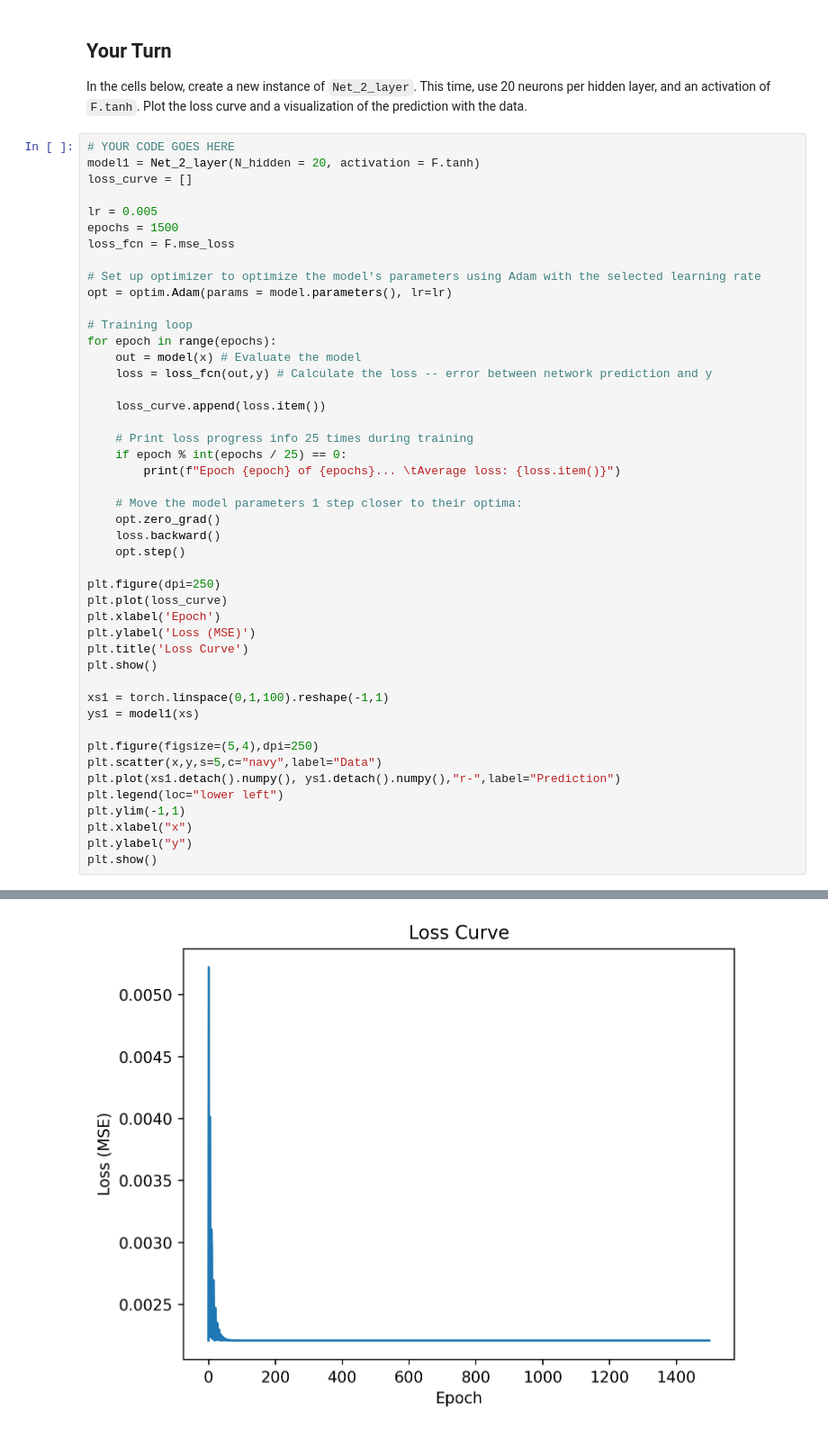
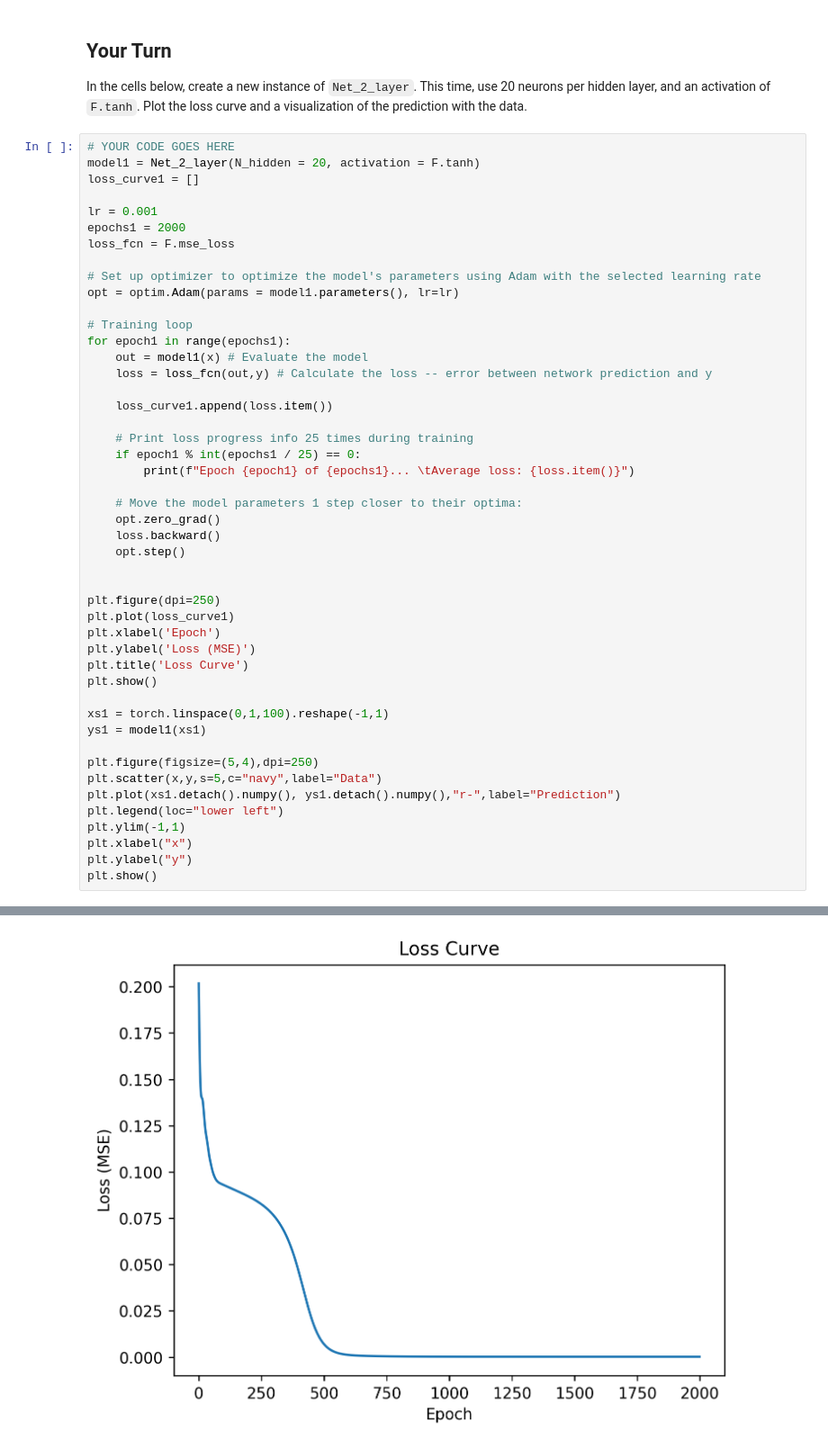
Before and after one commit to zsqu4re/ML-for-engineers, a Jupyter notebook: HW7/M7-L2-P2.ipynb, the cells around one changed output, grey strips where cells are left out. Shown at 90% size. Drawn from its saved outputs; the diff is of its cells as text.

```diff
--- a/HW7/M7-L2-P2.ipynb
+++ b/HW7/M7-L2-P2.ipynb
@@ -152,40 +152,41 @@ Plot the loss curve and a visualization of the prediction with the data.
 # %%
 # YOUR CODE GOES HERE
 model1 = Net_2_layer(N_hidden = 20, activation = F.tanh)
-loss_curve = []
+loss_curve1 = []
 
-lr = 0.005
-epochs = 1500
+lr = 0.001
+epochs1 = 2000
 loss_fcn = F.mse_loss
 
 # Set up optimizer to optimize the model's parameters using Adam with the selected learning rate
-opt = optim.Adam(params = model.parameters(), lr=lr)
+opt = optim.Adam(params = model1.parameters(), lr=lr)
 
 # Training loop
-for epoch in range(epochs):
-    out = model(x) # Evaluate the model
+for epoch1 in range(epochs1):
+    out = model1(x) # Evaluate the model
     loss = loss_fcn(out,y) # Calculate the loss -- error between network prediction and y
 
-    loss_curve.append(loss.item())
+    loss_curve1.append(loss.item())
 
     # Print loss progress info 25 times during training
-    if epoch % int(epochs / 25) == 0:
-        print(f"Epoch {epoch} of {epochs}... \tAverage loss: {loss.item()}")
+    if epoch1 % int(epochs1 / 25) == 0:
+        print(f"Epoch {epoch1} of {epochs1}... \tAverage loss: {loss.item()}")
 
     # Move the model parameters 1 step closer to their optima:
     opt.zero_grad()
     loss.backward()
     opt.step()
 
+
 plt.figure(dpi=250)
-plt.plot(loss_curve)
+plt.plot(loss_curve1)
 plt.xlabel('Epoch')
 plt.ylabel('Loss (MSE)')
 plt.title('Loss Curve')
 plt.show()
 
 xs1 = torch.linspace(0,1,100).reshape(-1,1)
-ys1 = model1(xs)
+ys1 = model1(xs1)
 
 plt.figure(figsize=(5,4),dpi=250)
 plt.scatter(x,y,s=5,c="navy",label="Data")
@@ -216 +217 @@ Epoch 1440 of 1500...   Average loss: 0.0022069124970585108
-[figure, old version]
+[figure, new version]
```
Also changed, not shown: parts of 3 cells of this notebook, 29 other files.
